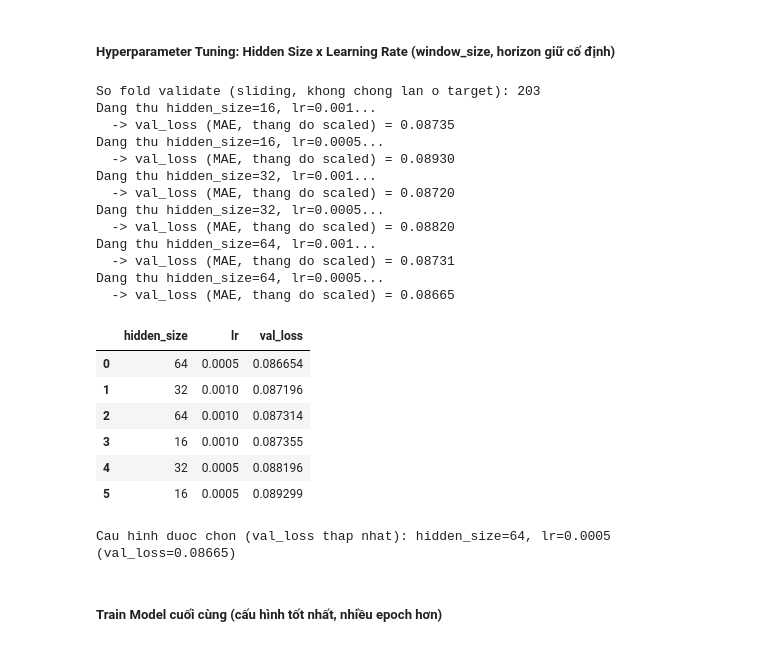
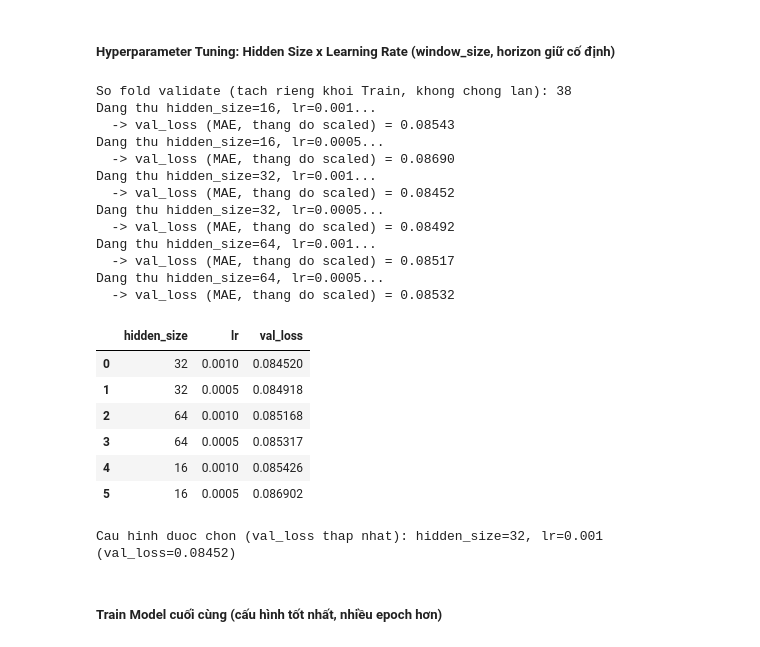
Before and after one commit to thiennguyen37-qn/PM2.5-GRU, a Jupyter notebook: 06_experiment.ipynb, the cells around one changed output. Drawn from its saved outputs; the diff is of its cells as text; code cells hidden in the pictures.

```diff
--- a/06_experiment.ipynb
+++ b/06_experiment.ipynb
@@ -108,15 +108,23 @@ daily_hist['PM2.5'] = residual_series.loc[daily_hist.index]
 daily_new = daily_new.copy()
 daily_new['PM2.5'] = residual_series.loc[daily_new.index]
 
-# KHONG con cat rieng 1 khoi Validate co dinh nua: toan bo cleaned_data la 1 pool duy nhat,
-# vua dung de tao chuoi huan luyen (create_sequences, nhieu goc, chong lan) vua dung de tao
-# nhieu fold validate truot khong chong lan (create_folds, xem cell Utilities ben duoi)
 pool_df = daily_hist
-print(f"Pool (Train+Validate): {pool_df.index.min().date()} -> {pool_df.index.max().date()}  ({len(pool_df)} ngay)")
+print(f"Pool: {pool_df.index.min().date()} -> {pool_df.index.max().date()}  ({len(pool_df)} ngay)")
 
-# Fit scaler CHI tren pool nay (tren Residual, khong phai PM2.5 goc) de tranh leakage tu Test
+# Fit scaler CHI tren Pool (tren Residual, khong phai PM2.5 goc) de tranh leakage tu Test
 scaler = MinMaxScaler()
-train_scaled = pd.DataFrame(scaler.fit_transform(pool_df), columns=feature_cols, index=pool_df.index)
+pool_scaled = pd.DataFrame(scaler.fit_transform(pool_df), columns=feature_cols, index=pool_df.index)
+
+# Tach rieng mot doan Validate O CUOI Pool, KHONG chong lan voi Train: moi fold validate
+# (create_folds) phai nam tren nhung ngay ma khong sequence train nao (create_sequences) dung toi.
+# Truoc day Train va Validate cung lay tu 1 pool_scaled duy nhat (chi khac stride) nen moi fold
+# validate trung khop tuyet doi voi 1 sequence train -> val_loss thuc chat do lai train_loss tren
+# 1 tap con co dinh, khong con y nghia danh gia tong quat hoa (giai thich duong val_loss phang).
+VAL_SIZE = 300
+train_scaled = pool_scaled.iloc[:-VAL_SIZE]
+val_scaled = pool_scaled.iloc[-VAL_SIZE:]
+print(f"Train: {train_scaled.index.min().date()} -> {train_scaled.index.max().date()}  ({len(train_scaled)} ngay)")
+print(f"Validate: {val_scaled.index.min().date()} -> {val_scaled.index.max().date()}  ({len(val_scaled)} ngay)")
 
 # Toan bo new_data (29 ngay, da thay PM2.5 -> Residual) lam Test (KHONG fit lai scaler)
 test_df = daily_new.iloc[:sum(TEST_BLOCKS)]
@@ -282,47 +292,47 @@ def fine_tune(model, extended_scaled, pm25_col_idx, window_size, horizon, lr, ep
 # %%
 torch.manual_seed(42)
 
-X_val, y_val = create_folds(train_scaled.values, pm25_col_idx, WINDOW_SIZE, HORIZON)
-print(f"So fold validate (sliding, khong chong lan o target): {len(X_val)}")
+X_val, y_val = create_folds(val_scaled.values, pm25_col_idx, WINDOW_SIZE, HORIZON)
+print(f"So fold validate (tach rieng khoi Train, khong chong lan): {len(X_val)}")
 
 hidden_candidates = [16, 32, 64]
 lr_candidates = [1e-3, 5e-4]
 
 search_results = []
 for hs in hidden_candidates:
     for lr in lr_candidates:
         print(f"Dang thu hidden_size={hs}, lr={lr}...")
         _, val_loss, _ = train_model(
             train_scaled, X_val, y_val, pm25_col_idx,
             window_size=WINDOW_SIZE, horizon=HORIZON, hidden_size=hs, lr=lr,
             max_epochs=20, patience=5, device=device,
         )
         search_results.append({'hidden_size': hs, 'lr': lr, 'val_loss': val_loss})
         print(f"  -> val_loss (MAE, thang do scaled) = {val_loss:.5f}")
 
 search_results_df = pd.DataFrame(search_results).sort_values('val_loss').reset_index(drop=True)
 search_results_df
 # %% [output]
-So fold validate (sliding, khong chong lan o target): 203
+So fold validate (tach rieng khoi Train, khong chong lan): 38
 Dang thu hidden_size=16, lr=0.001...
-  -> val_loss (MAE, thang do scaled) = 0.08735
+  -> val_loss (MAE, thang do scaled) = 0.08543
 Dang thu hidden_size=16, lr=0.0005...
-  -> val_loss (MAE, thang do scaled) = 0.08930
+  -> val_loss (MAE, thang do scaled) = 0.08690
 Dang thu hidden_size=32, lr=0.001...
-  -> val_loss (MAE, thang do scaled) = 0.08720
+  -> val_loss (MAE, thang do scaled) = 0.08452
 Dang thu hidden_size=32, lr=0.0005...
-  -> val_loss (MAE, thang do scaled) = 0.08820
+  -> val_loss (MAE, thang do scaled) = 0.08492
 Dang thu hidden_size=64, lr=0.001...
-  -> val_loss (MAE, thang do scaled) = 0.08731
+  -> val_loss (MAE, thang do scaled) = 0.08517
 Dang thu hidden_size=64, lr=0.0005...
-  -> val_loss (MAE, thang do scaled) = 0.08665
+  -> val_loss (MAE, thang do scaled) = 0.08532
 |  | hidden_size | lr | val_loss |
-| 0 | 64 | 0.0005 | 0.086654 |
-| 1 | 32 | 0.0010 | 0.087196 |
-| 2 | 64 | 0.0010 | 0.087314 |
-| 3 | 16 | 0.0010 | 0.087355 |
-| 4 | 32 | 0.0005 | 0.088196 |
-| 5 | 16 | 0.0005 | 0.089299 |
+| 0 | 32 | 0.0010 | 0.084520 |
+| 1 | 32 | 0.0005 | 0.084918 |
+| 2 | 64 | 0.0010 | 0.085168 |
+| 3 | 64 | 0.0005 | 0.085317 |
+| 4 | 16 | 0.0010 | 0.085426 |
+| 5 | 16 | 0.0005 | 0.086902 |
 # %%
 # Chon cau hinh co val_loss thap nhat tuyet doi
 best_row = search_results_df.sort_values('val_loss').iloc[0]
@@ -333,7 +343,7 @@ BEST_LR = float(best_row['lr'])
 print(f"Cau hinh duoc chon (val_loss thap nhat): hidden_size={BEST_HIDDEN}, lr={BEST_LR} "
       f"(val_loss={best_row['val_loss']:.5f})")
 # %% [output]
-Cau hinh duoc chon (val_loss thap nhat): hidden_size=64, lr=0.0005 (val_loss=0.08665)
+Cau hinh duoc chon (val_loss thap nhat): hidden_size=32, lr=0.001 (val_loss=0.08452)
 # %% [markdown]
 ##### Train Model cuối cùng (cấu hình tốt nhất, nhiều epoch hơn)
 # %%
```
Also changed, not shown: parts of 5 cells of this notebook, 6 other files.
